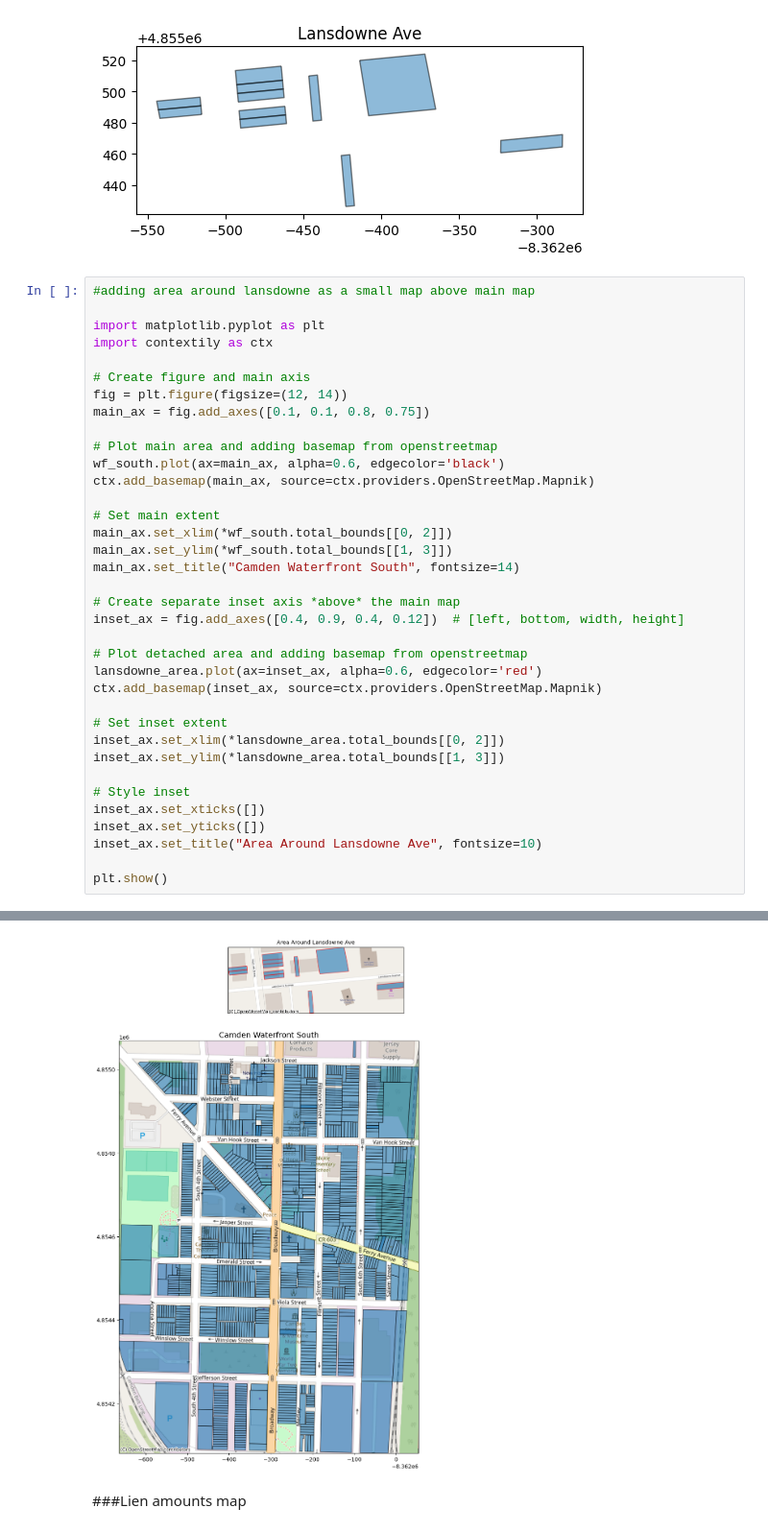
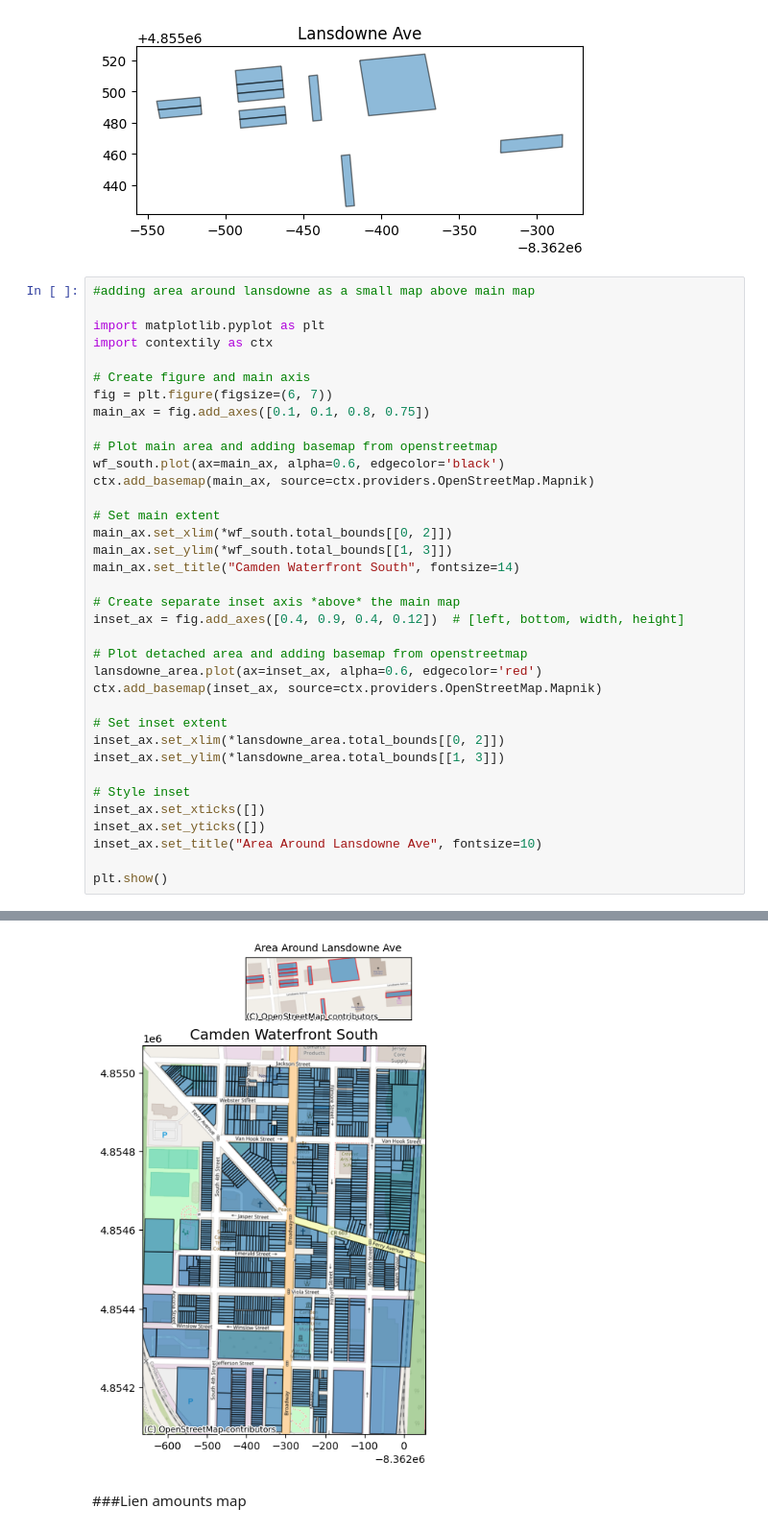
Before and after one commit to hbeck118/HOC-Project, a Jupyter notebook: hocdraft1.ipynb, the cells around one changed output, grey strips where cells are left out. Shown at 96% size. Drawn from its saved outputs; the diff is of its cells as text.

```diff
--- a/hocdraft1.ipynb
+++ b/hocdraft1.ipynb
@@ -338,7 +338,7 @@ import matplotlib.pyplot as plt
 import contextily as ctx
 
 # Create figure and main axis
-fig = plt.figure(figsize=(12, 14))
+fig = plt.figure(figsize=(6, 7))
 main_ax = fig.add_axes([0.1, 0.1, 0.8, 0.75])
 
 # Plot main area and adding basemap from openstreetmap
@@ -351,34 +351,34 @@ main_ax.set_ylim(*wf_south.total_bounds[[1, 3]])
 main_ax.set_title("Camden Waterfront South", fontsize=14)
 
 # Create separate inset axis *above* the main map
 inset_ax = fig.add_axes([0.4, 0.9, 0.4, 0.12])  # [left, bottom, width, height]
 
 # Plot detached area and adding basemap from openstreetmap
 lansdowne_area.plot(ax=inset_ax, alpha=0.6, edgecolor='red')
 ctx.add_basemap(inset_ax, source=ctx.providers.OpenStreetMap.Mapnik)
 
 # Set inset extent
 inset_ax.set_xlim(*lansdowne_area.total_bounds[[0, 2]])
 inset_ax.set_ylim(*lansdowne_area.total_bounds[[1, 3]])
 
 # Style inset
 inset_ax.set_xticks([])
 inset_ax.set_yticks([])
 inset_ax.set_title("Area Around Lansdowne Ave", fontsize=10)
 
 plt.show()
 # %% [output]
 <Axes: >
 (-8362663.577103756, -8361945.641501923)
 (4854081.441443107, 4855069.102964056)
 Text(0.5, 1.0, 'Camden Waterfront South')
 <Axes: >
 (-8362544.070359673, -8362283.603444299)
 (4855426.219170547, 4855524.066587218)
 []
 []
 Text(0.5, 1.0, 'Area Around Lansdowne Ave')
-[figure, old version]
+[figure, new version]
 # %% [markdown]
 ###Lien amounts map
 # %%
```
Also changed, not shown: parts of 7 cells of this notebook.
